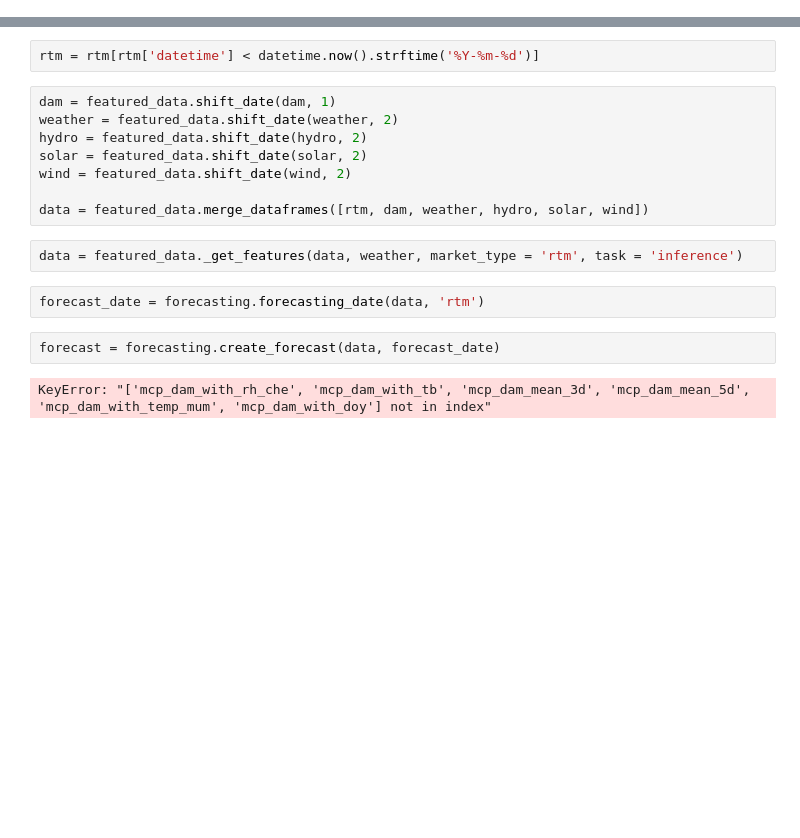
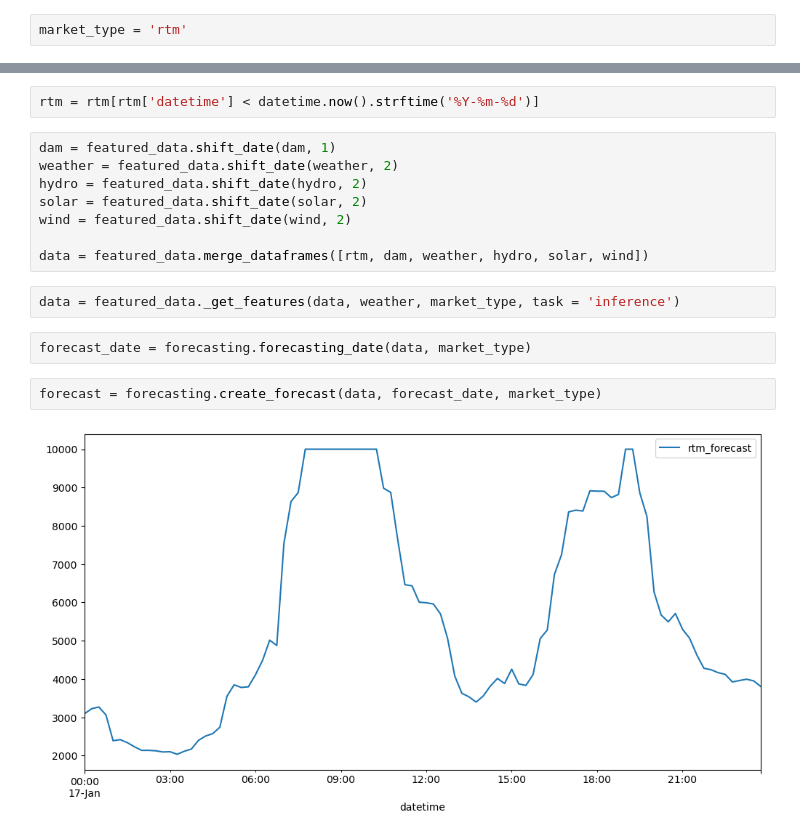
Before and after one commit to amanbhatt97/price-forecast-iex, a Jupyter notebook: notebooks/dir_forecast.ipynb, the cells around one changed output, grey strips where cells are left out. Cells and saved outputs as stored; diff of their text form; blank space fills up the shorter version.

```diff
--- a/notebooks/dir_forecast.ipynb
+++ b/notebooks/dir_forecast.ipynb
@@ -24,6 +24,8 @@ from src.model_building.forecast_model import ModelForecaster
 from src.db_insertion.db_insertion import DAMInsertion
 from src.utils import *
 from config.paths import *
+# %%
+market_type = 'rtm'
 # %%
 # creating instances
 iex_data = IexDataFetcher()
@@ -57,13 +59,13 @@ wind = featured_data.shift_date(wind, 2)
 
 data = featured_data.merge_dataframes([rtm, dam, weather, hydro, solar, wind])
 # %%
-data = featured_data._get_features(data, weather, market_type = 'rtm', task = 'inference')
+data = featured_data._get_features(data, weather, market_type, task = 'inference')
 # %%
-forecast_date = forecasting.forecasting_date(data, 'rtm')
+forecast_date = forecasting.forecasting_date(data, market_type)
 # %%
-forecast = forecasting.create_forecast(data, forecast_date)
+forecast = forecasting.create_forecast(data, forecast_date, market_type)
 # %% [output]
-KeyError: "['mcp_dam_with_rh_che', 'mcp_dam_with_tb', 'mcp_dam_mean_3d', 'mcp_dam_mean_5d', 'mcp_dam_with_temp_mum', 'mcp_dam_with_doy'] not in index"
+[figure, added]
 # %%
 forecast
 # %% [output]
```
Also changed, not shown: parts of 8 cells of this notebook.
